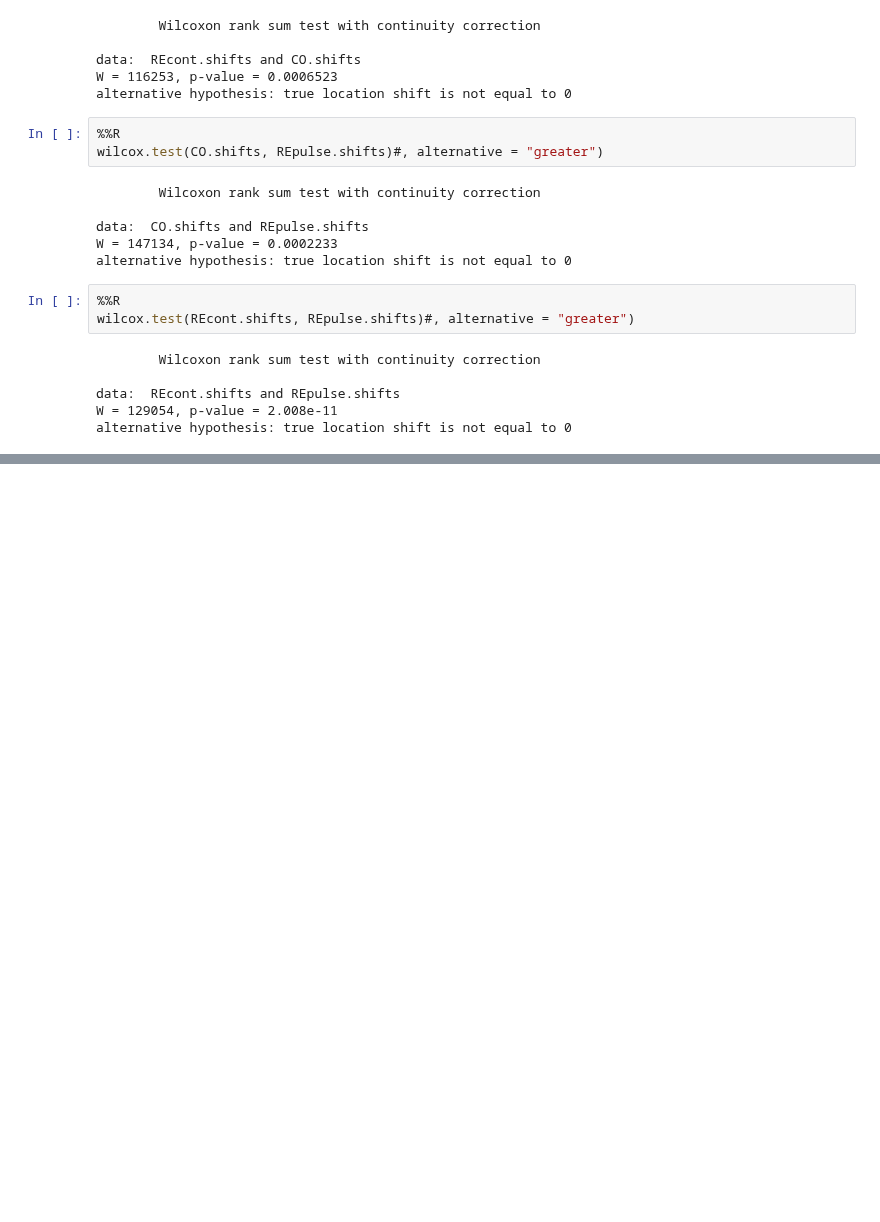
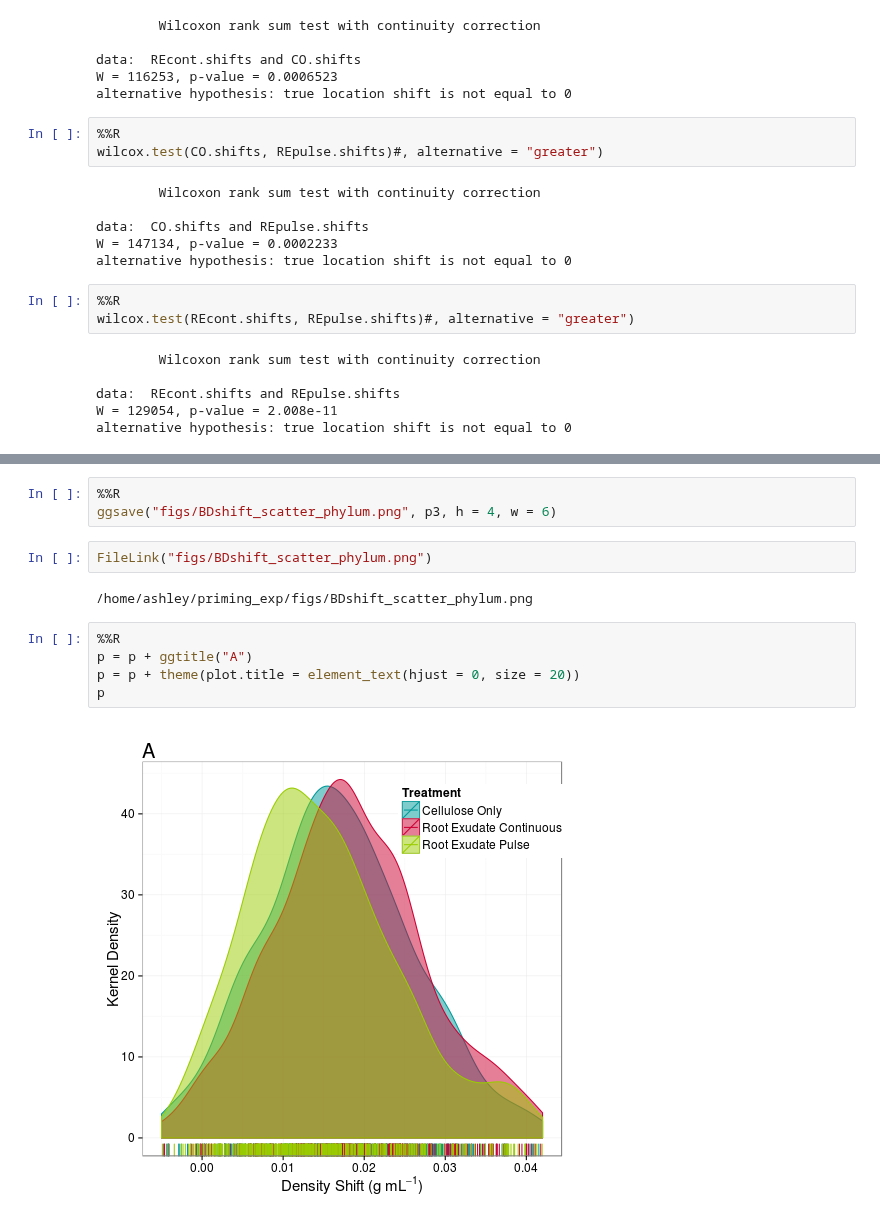
Before and after one commit to acampbellina/priming, a Jupyter notebook: Density_shifts.ipynb, the cells around one changed output, grey strips where cells are left out. Cells and saved outputs as stored; diff of their text form; blank space fills up the shorter version.

```diff
--- a/Density_shifts.ipynb
+++ b/Density_shifts.ipynb
@@ -226,0 +342,14 @@ alternative hypothesis: true location shift is not equal to 0
+# %%
+%%R
+ggsave("figs/BDshift_scatter_phylum.png", p3, h = 4, w = 6)
+# %%
+FileLink("figs/BDshift_scatter_phylum.png")
+# %% [output]
+/home/ashley/priming_exp/figs/BDshift_scatter_phylum.png
+# %%
+%%R
+p = p + ggtitle("A")
+p = p + theme(plot.title = element_text(hjust = 0, size = 20))
+p
+# %% [output]
+[figure, added]
```
Also changed, not shown: parts of 11 cells of this notebook, 6 other files.
